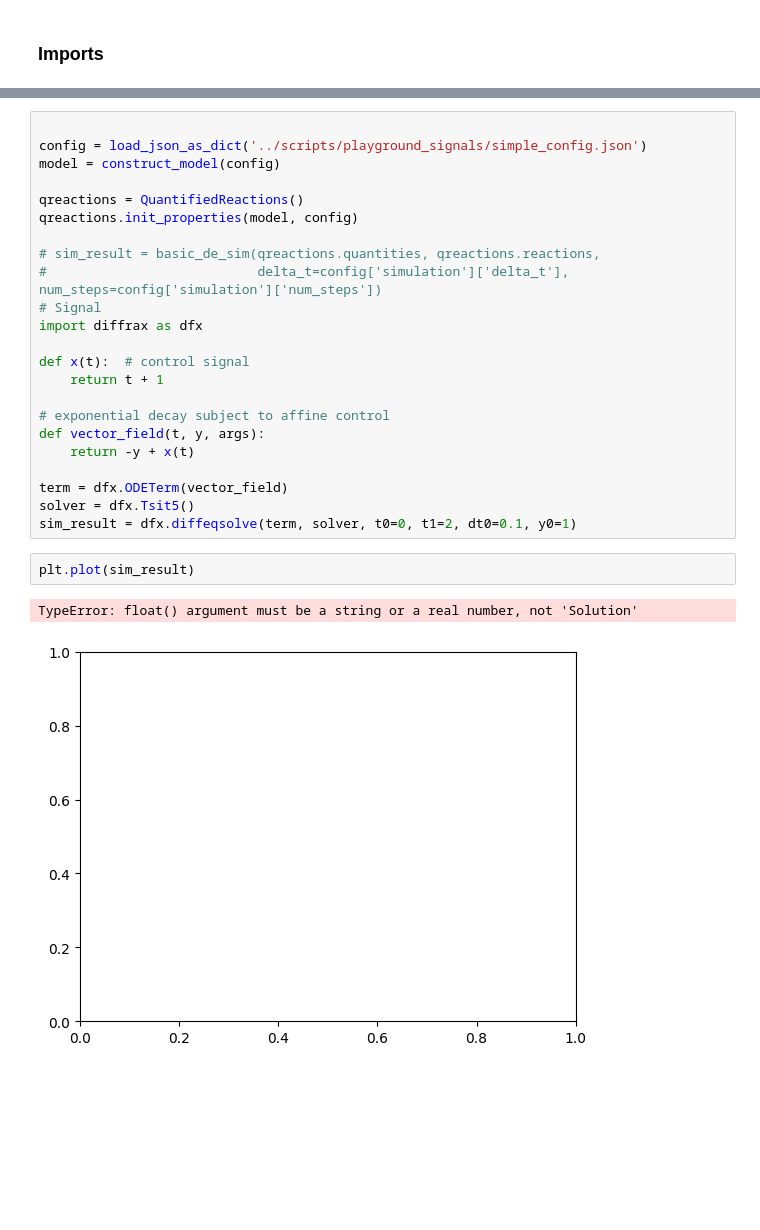
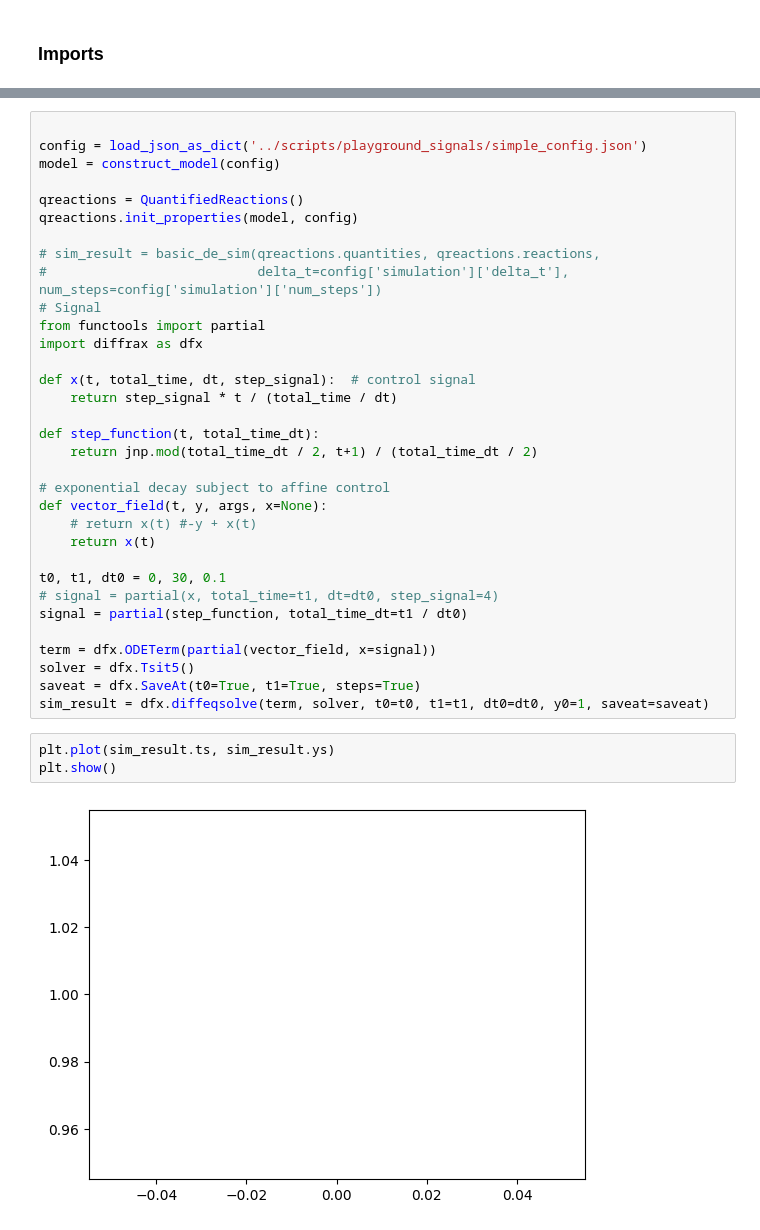
Before and after one commit to Steel-Lab-Oxford/core-bioreaction-simulation, a Jupyter notebook: notebooks/test_signal.ipynb, the cells around one changed output, grey strips where cells are left out. Drawn from its saved outputs; the diff is of its cells as text; blank space fills up the shorter version.

```diff
--- a/notebooks/test_signal.ipynb
+++ b/notebooks/test_signal.ipynb
@@ -28,20 +29,30 @@ qreactions.init_properties(model, config)
 # sim_result = basic_de_sim(qreactions.quantities, qreactions.reactions,
 #                           delta_t=config['simulation']['delta_t'], num_steps=config['simulation']['num_steps'])
 # Signal
+from functools import partial
 import diffrax as dfx
 
-def x(t):  # control signal
-    return t + 1
+def x(t, total_time, dt, step_signal):  # control signal
+    return step_signal * t / (total_time / dt)
+
+def step_function(t, total_time_dt):
+    return jnp.mod(total_time_dt / 2, t+1) / (total_time_dt / 2)
 
 # exponential decay subject to affine control
-def vector_field(t, y, args):
-    return -y + x(t)
+def vector_field(t, y, args, x=None):
+    # return x(t) #-y + x(t)
+    return x(t)
 
-term = dfx.ODETerm(vector_field)
+t0, t1, dt0 = 0, 30, 0.1
+# signal = partial(x, total_time=t1, dt=dt0, step_signal=4)
+signal = partial(step_function, total_time_dt=t1 / dt0)
+
+term = dfx.ODETerm(partial(vector_field, x=signal))
 solver = dfx.Tsit5()
-sim_result = dfx.diffeqsolve(term, solver, t0=0, t1=2, dt0=0.1, y0=1)
+saveat = dfx.SaveAt(t0=True, t1=True, steps=True)
+sim_result = dfx.diffeqsolve(term, solver, t0=t0, t1=t1, dt0=dt0, y0=1, saveat=saveat)
 # %%
-plt.plot(sim_result)
+plt.plot(sim_result.ts, sim_result.ys)
+plt.show()
 # %% [output]
-TypeError: float() argument must be a string or a real number, not 'Solution'
-[figure, old version]
+[figure, new version]
```
Also changed, not shown: parts of 4 cells of this notebook, 1 other file.
